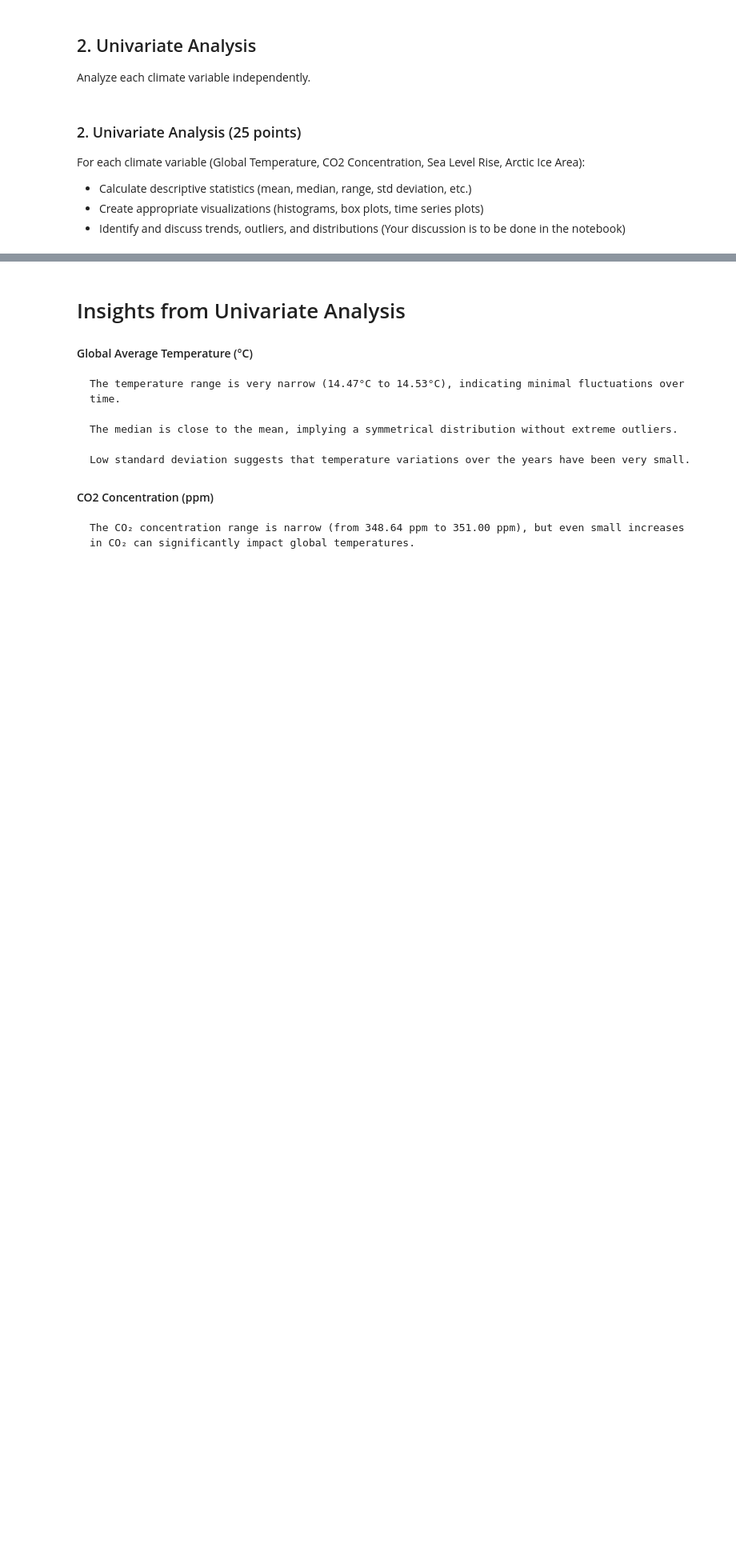
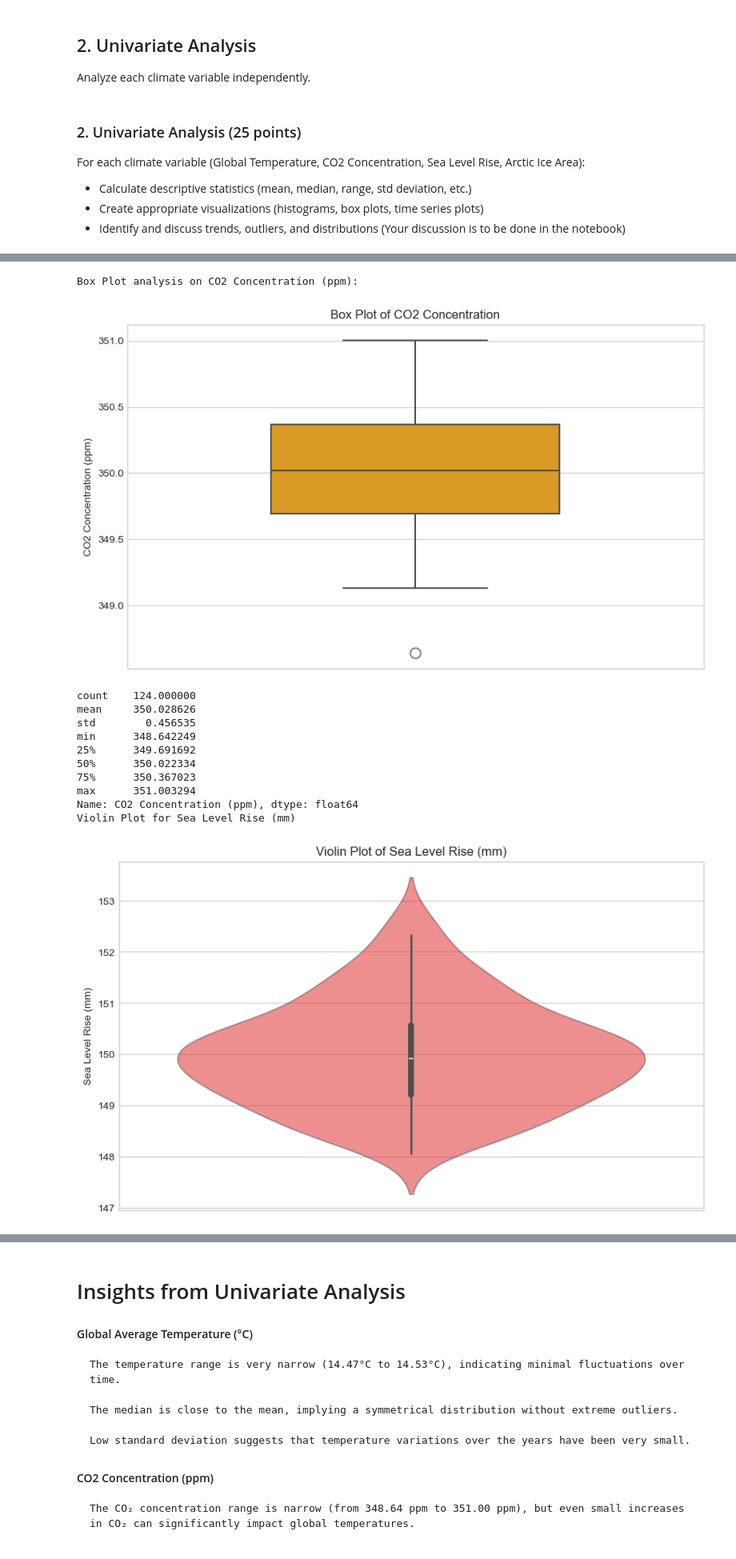
Before and after one commit to Omdena-NIC-Nepal/complete-eda-financial-analysis, a Jupyter notebook: climate_eda.ipynb, the cells around one changed output, grey strips where cells are left out. Shown at 80% size. Drawn from its saved outputs; the diff is of its cells as text; code cells hidden in the pictures; blank space fills up the shorter version.

```diff
--- a/climate_eda.ipynb
+++ b/climate_eda.ipynb
@@ -31,18 +25,6 @@ df
 # %% [output]
 Requirement already satisfied: tabulate in /opt/homebrew/anaconda3/lib/python3.12/site-packages (0.9.0)
 Note: you may need to restart the kernel to use updated packages.
-# %%
-# Import required libraries
-import pandas as pd
-import numpy as np
-import matplotlib.pyplot as plt
-import seaborn as sns
-from tabulate import tabulate
-
-# Set plot styling
-sns.set_style("whitegrid")
-sns.set_palette('viridis')
-%matplotlib inline
 # %% [markdown]
 ## Objectives
 - Process and clean the provided climate data
@@ -290,0 +161,30 @@ Creating plots...
+# %%
+#Box plot for CO2 concentrations
+print("Box Plot analysis on CO2 Concentration (ppm):")
+plt.figure(figsize=(10, 6))
+sns.boxplot(data=yearly_data, y = co2_concentration,color="orange", linewidth=1.5, width=0.5, fliersize=10, saturation=0.7)
+plt.title('Box Plot of CO2 Concentration')
+plt.show()
+print(yearly_data[co2_concentration].describe())
+
+# Violin plot for Sea Level Rise
+print(f"Violin Plot for {sea_level_rise}")
+plt.figure(figsize=(10, 6))
+sns.violinplot(data=yearly_data, y=sea_level_rise, inner='box', color="red", alpha=0.5)
+plt.title(f"Violin Plot of {sea_level_rise}")
+plt.show()
+print(yearly_data[sea_level_rise].describe())
+# %% [output]
+Box Plot analysis on CO2 Concentration (ppm):
+[figure, added]
+count    124.000000
+mean     350.028626
+std        0.456535
+min      348.642249
+25%      349.691692
+50%      350.022334
+75%      350.367023
+max      351.003294
+Name: CO2 Concentration (ppm), dtype: float64
+Violin Plot for Sea Level Rise (mm)
+[figure, added]
```
Also changed, not shown: parts of 22 cells of this notebook, 2 other files.
